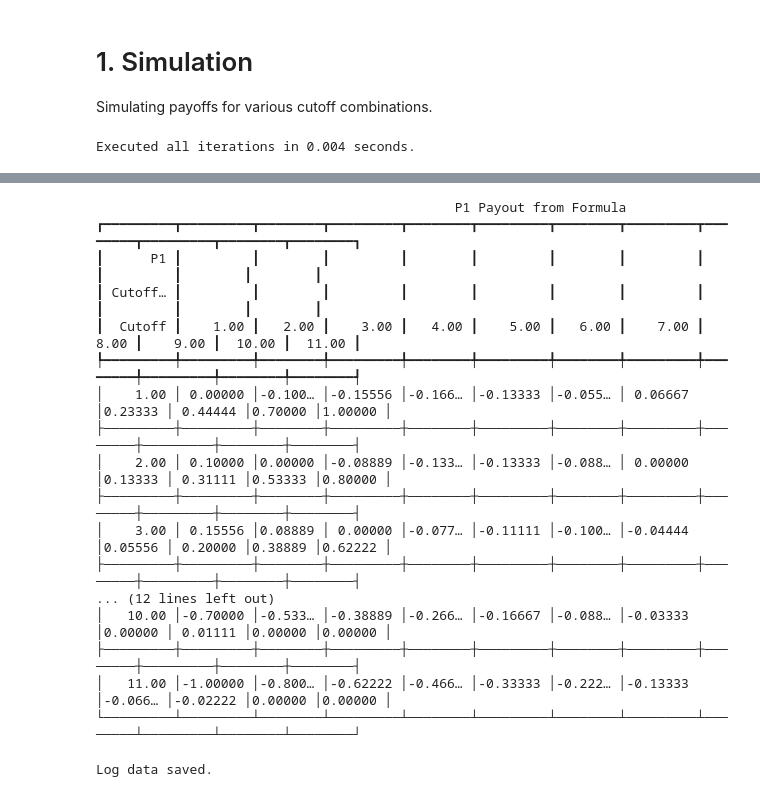
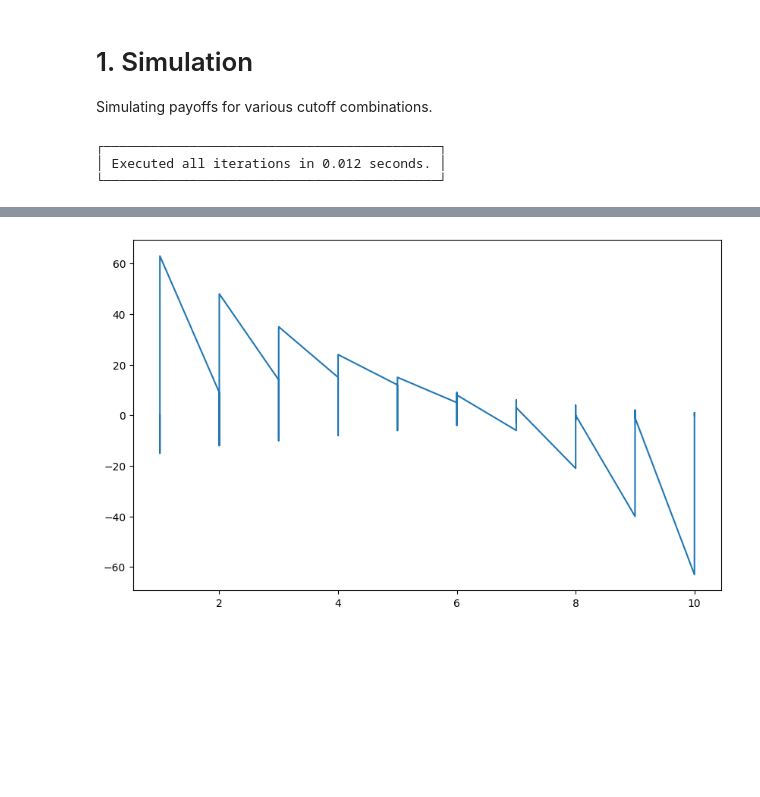
Before and after one commit to mihirt2/poker-like-games, a Jupyter notebook: discrete_poker_games.ipynb, the cells around one changed output, grey strips where cells are left out. Drawn from its saved outputs; the diff is of its cells as text; code cells hidden in the pictures; blank space fills up the shorter version.

```diff
--- a/discrete_poker_games.ipynb
+++ b/discrete_poker_games.ipynb
@@ -210,9 +206,9 @@ Simulating payoffs for various cutoff combinations.
 """
 n = 10
 test_range = n
-p1_expected_payout = 0
-p2_expected_payout = 0
+p1_expected_payout, p2_expected_payout = 0, 0
 trials = nCr(n)
+
 def test_cutoffs(p1_cutoff, p2_cutoff):
 
   start_time = time.time()
@@ -263,35 +259,32 @@ def test_cutoffs(p1_cutoff, p2_cutoff):
 
 log_data = []
 start_time = time.time()
-formula_data = pd.DataFrame()
-data = []
-# Testing all possible cutoffs
-for p1_test_cutoff in range(1, test_range + 2):
-  for p2_test_cutoff in range(1, test_range + 2):
+
+'''
+  Testing all possible cutoffs
+  A cutoff is defined as the minimum value a player must have in order to bet
+'''
+for p1_test_cutoff in range(1, test_range + 1):
+  for p2_test_cutoff in range(1, test_range + 1):
     timeTaken = test_cutoffs(p1_test_cutoff, p2_test_cutoff)
     log(p1_test_cutoff,
         p2_test_cutoff,
-        p1_expected_payout / trials,
-        p2_expected_payout / trials,
+        # p1_expected_payout / trials,
+        # p2_expected_payout / trials,
+        p1_expected_payout,
+        p2_expected_payout,
         timeTaken,
         verbose=False)
-    formula = 0
-    if p2_test_cutoff > p1_test_cutoff: p1_payout = 2*p2_test_cutoff**2-(n+2+3*p1_test_cutoff)*p2_test_cutoff+(p1_test_cutoff**2+(n+2)*p1_test_cutoff)
-    else: p1_payout = -2*p1_test_cutoff**2+(n+2+3*p2_test_cutoff)*p1_test_cutoff-(p2_test_cutoff**2+(n+2)*p2_test_cutoff)
-    p1_payout /= trials
-    data.append({
-                'p1_cutoff': p1_test_cutoff,
-                'p2_cutoff': p2_test_cutoff,
-                'p1_expected_payout': p1_payout,
-                'p2_expected_payout': -p1_payout
-            })
 
-print(f"Executed all iterations in {round(time.time() - start_time, 3)} seconds.\n")
+boxed(f"Executed all iterations in {round(time.time() - start_time, 3)} seconds.\n")
+
 # Add flags as necessary (P1, P2)
-#graph_3D(P1)
-#graph_contour(P1)
-printTable(P1) # Warning: Do not use for high values of n (n>=20)
-printFormulaTable(data,P1)
+# graph_scatter_3d(P1)
+# graph_contour_3d(P1)
+graph_2d()
+expected_payoffs_table(P1)
 save()
 # %% [output]
-Executed all iterations in 0.004 seconds.
+┌───────────────────────────────────────────┐
+│ Executed all iterations in 0.012 seconds. │
+└───────────────────────────────────────────┘
@@ -315,18 +308 @@ Executed all iterations in 0.004 seconds.
-                                              P1 Payout from Formula
-┏━━━━━━━━━┳━━━━━━━━━┳━━━━━━━━┳━━━━━━━━━┳━━━━━━━━┳━━━━━━━━━┳━━━━━━━━┳━━━━━━━━━┳━━━━━━━━┳━━━━━━━━━┳━━━━━━━━┳━━━━━━━━┓
-┃      P1 ┃         ┃        ┃         ┃        ┃         ┃        ┃         ┃        ┃         ┃        ┃        ┃
-┃ Cutoff… ┃         ┃        ┃         ┃        ┃         ┃        ┃         ┃        ┃         ┃        ┃        ┃
-┃  Cutoff ┃    1.00 ┃   2.00 ┃    3.00 ┃   4.00 ┃    5.00 ┃   6.00 ┃    7.00 ┃   8.00 ┃    9.00 ┃  10.00 ┃  11.00 ┃
-┡━━━━━━━━━╇━━━━━━━━━╇━━━━━━━━╇━━━━━━━━━╇━━━━━━━━╇━━━━━━━━━╇━━━━━━━━╇━━━━━━━━━╇━━━━━━━━╇━━━━━━━━━╇━━━━━━━━╇━━━━━━━━┩
-│    1.00 │ 0.00000 │-0.100… │-0.15556 │-0.166… │-0.13333 │-0.055… │ 0.06667 │0.23333 │ 0.44444 │0.70000 │1.00000 │
-├─────────┼─────────┼────────┼─────────┼────────┼─────────┼────────┼─────────┼────────┼─────────┼────────┼────────┤
-│    2.00 │ 0.10000 │0.00000 │-0.08889 │-0.133… │-0.13333 │-0.088… │ 0.00000 │0.13333 │ 0.31111 │0.53333 │0.80000 │
-├─────────┼─────────┼────────┼─────────┼────────┼─────────┼────────┼─────────┼────────┼─────────┼────────┼────────┤
-│    3.00 │ 0.15556 │0.08889 │ 0.00000 │-0.077… │-0.11111 │-0.100… │-0.04444 │0.05556 │ 0.20000 │0.38889 │0.62222 │
-├─────────┼─────────┼────────┼─────────┼────────┼─────────┼────────┼─────────┼────────┼─────────┼────────┼────────┤
-... (12 lines left out)
-│   10.00 │-0.70000 │-0.533… │-0.38889 │-0.266… │-0.16667 │-0.088… │-0.03333 │0.00000 │ 0.01111 │0.00000 │0.00000 │
-├─────────┼─────────┼────────┼─────────┼────────┼─────────┼────────┼─────────┼────────┼─────────┼────────┼────────┤
-│   11.00 │-1.00000 │-0.800… │-0.62222 │-0.466… │-0.33333 │-0.222… │-0.13333 │-0.066… │-0.02222 │0.00000 │0.00000 │
-└─────────┴─────────┴────────┴─────────┴────────┴─────────┴────────┴─────────┴────────┴─────────┴────────┴────────┘
-Log data saved.
+[figure, added]
```
Also changed, not shown: parts of 2 cells of this notebook.
